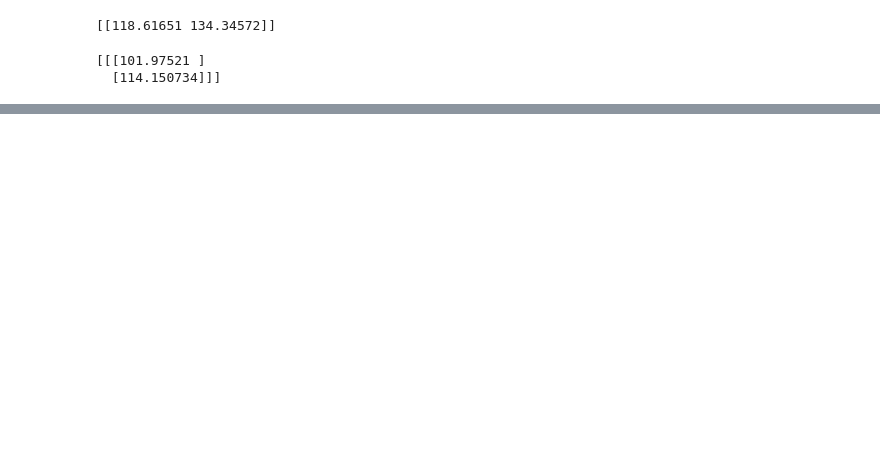
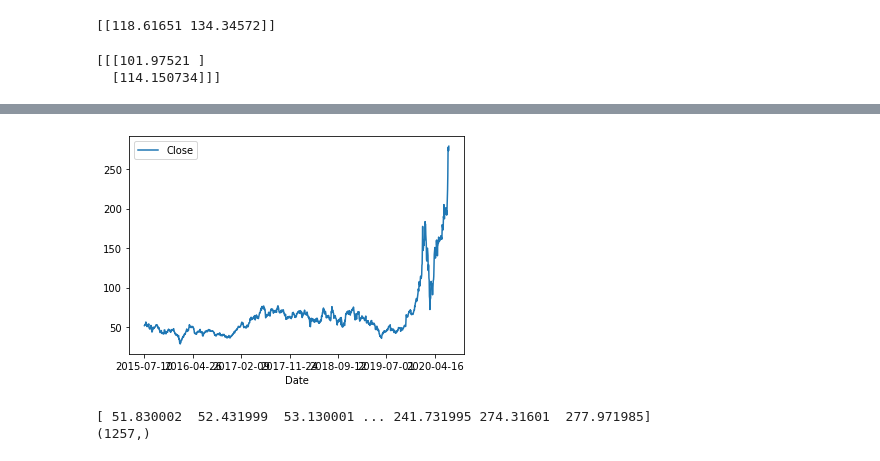
Before and after one commit to TLChilton/Senior_Capstone, a Jupyter notebook: Pranav/multi_step__lstm_tesla_example.ipynb, the cells around one changed output, grey strips where cells are left out. Drawn from its saved outputs; the diff is of its cells as text; code cells hidden in the pictures; blank space fills up the shorter version.

```diff
--- a/Pranav/multi_step__lstm_tesla_example.ipynb
+++ b/Pranav/multi_step__lstm_tesla_example.ipynb
@@ -142,3 +151,16 @@ Number of rows and columns: (1259, 7)
 | 22 | 2015-08-11 | 47.430000 | 47.860001 | 46.888000 | 47.473999 | 47.473999 | 21324500 |
 | 23 | 2015-08-12 | 47.000000 | 47.953999 | 46.548000 | 47.633999 | 47.633999 | 18640000 |
 | 24 | 2015-08-13 | 47.972000 | 49.296001 | 47.824001 | 48.501999 | 48.501999 | 23446000 |
+# %%
+df.plot(x ='Date', y='Close', kind = 'line')
+plt.show()
+# %% [output]
+[figure, added]
+# %%
+test_array = df["Close"].to_numpy()
+test_array = test_array[:1257]
+print(test_array)
+print(test_array.shape)
+# %% [output]
+[ 51.830002  52.431999  53.130001 ... 241.731995 274.31601  277.971985]
+(1257,)
```
Also changed, not shown: parts of 3 cells of this notebook.
